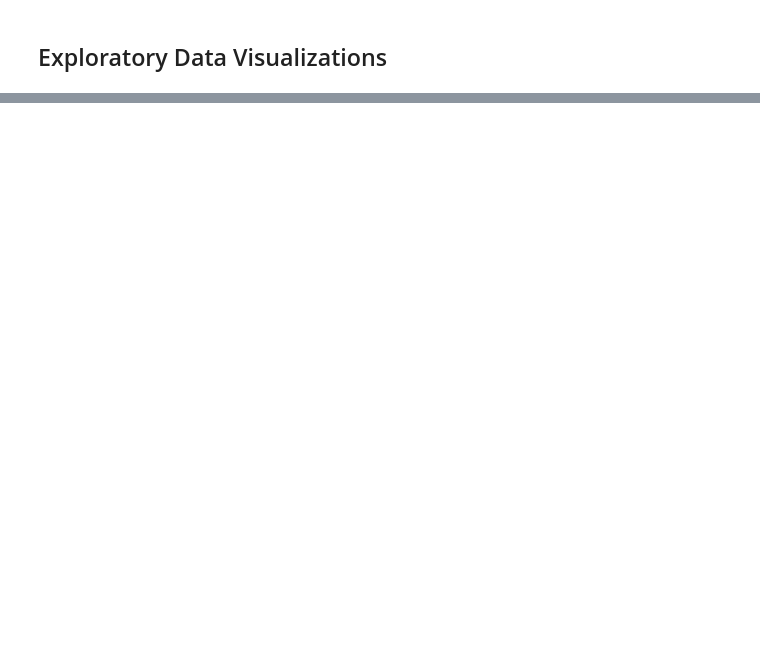
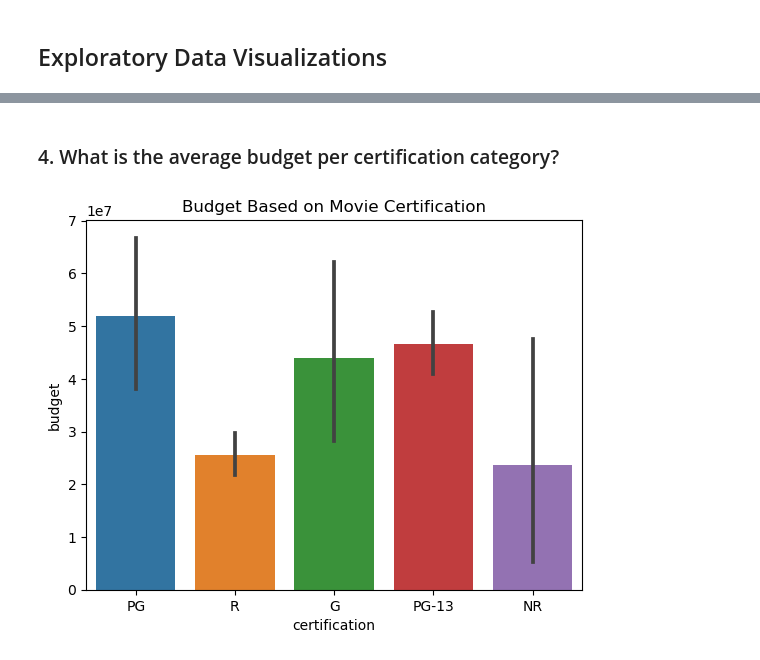
Before and after one commit to Jalicia-Harris/Box-Office-Predictions, a Jupyter notebook: TMDB Results EDA.ipynb, the cells around one changed output, grey strips where cells are left out. Saved outputs shown, nothing was run; the diff lists cells and outputs as text; code cells hidden in the pictures; blank space fills up the shorter version.

```diff
--- a/TMDB Results EDA.ipynb
+++ b/TMDB Results EDA.ipynb
@@ -141,0 +202,7 @@ ax.set_title("Revenue Based on Movie Certification");
+# %% [markdown]
+### 4. What is the average budget per certification category?
+# %%
+ax = sns.barplot(data=combined_df, x='certification', y='budget')
+ax.set_title("Budget Based on Movie Certification");
+# %% [output]
+[figure, added]
```
Also changed, not shown: parts of 10 cells of this notebook, 1 other file.
